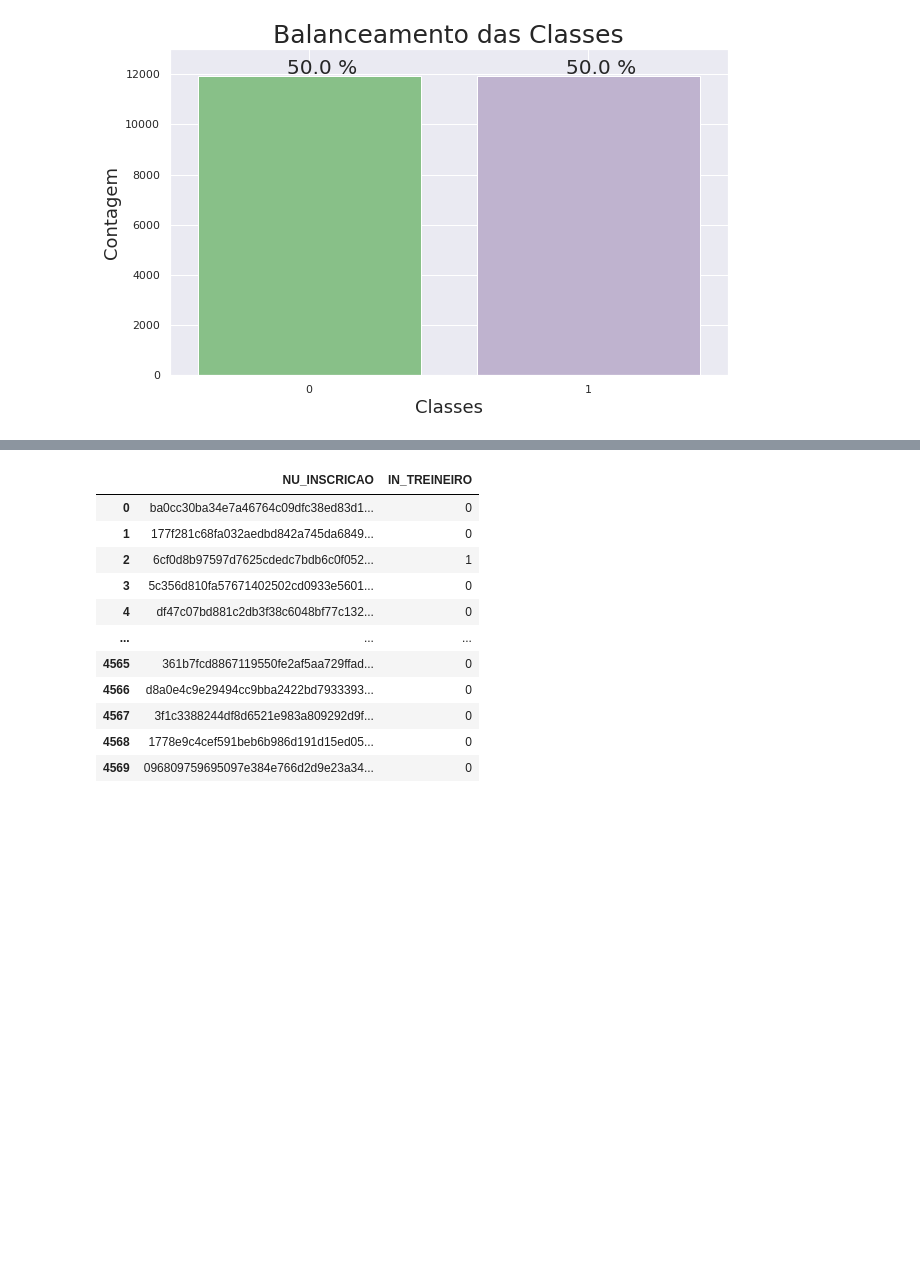
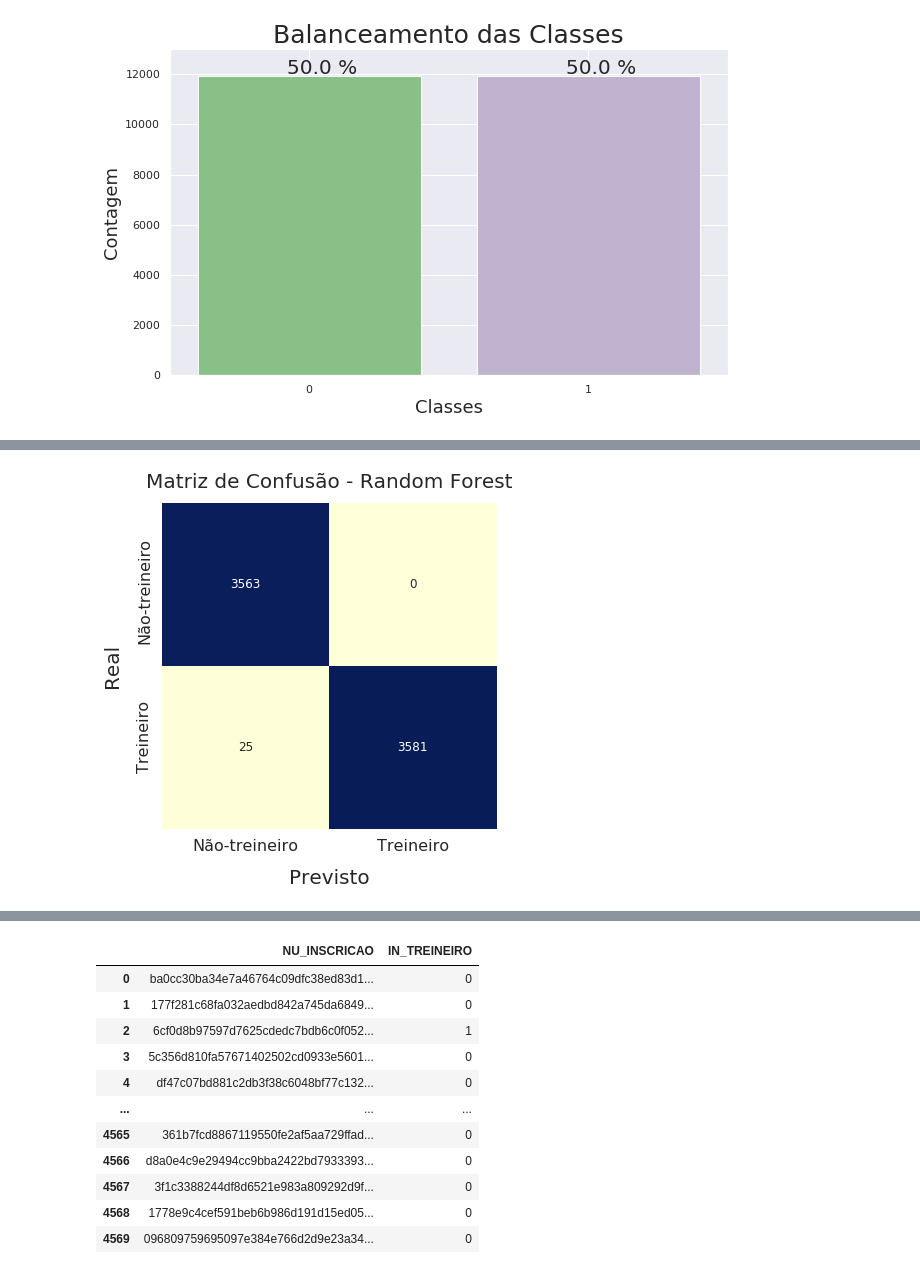
Before and after one commit to Diegohluiz/Desafios-DataScience-Codenation, a Jupyter notebook: Desafio Semana 9/main.ipynb, the cells around one changed output, grey strips where cells are left out. Drawn from its saved outputs; the diff is of its cells as text; code cells hidden in the pictures; blank space fills up the shorter version.

```diff
--- a/Desafio Semana 9/main.ipynb
+++ b/Desafio Semana 9/main.ipynb
@@ -188,0 +411,12 @@ predict = clf_RF.predict(x_test_encoded)
+# %%
+# Definindo funação que plota a matriz de confusão.
+def plot_matriz_confusao(teste_y, predict, title):
+    plt.figure(figsize=(6, 6))
+    matriz_confusao = confusion_matrix(teste_y, predict)
+    sns.heatmap(matriz_confusao, cmap="YlGnBu", annot=True, fmt="d", cbar=False)
+    plt.title(f"Matriz de Confusão - {title}", fontsize=20, pad=15)
+    plt.xlabel("Previsto", fontsize=20, labelpad=15)
+    plt.ylabel("Real", fontsize=20, labelpad=15)
+    plt.xticks(ticks=[0.5, 1.5] ,labels=["Não-treineiro", "Treineiro"], fontsize=16)
+    plt.yticks(ticks=[0.25 , 1.25] ,labels=["Não-treineiro", "Treineiro"], fontsize=16)
+    plt.show()
@@ -188,0 +463,4 @@ predict = clf_RF.predict(x_test_encoded)
+# %%
+plot_matriz_confusao(teste_y, predict_rf, "Random Forest")
+# %% [output]
+[figure, added]
```
Also changed, not shown: parts of 82 cells of this notebook, 2 other files.
